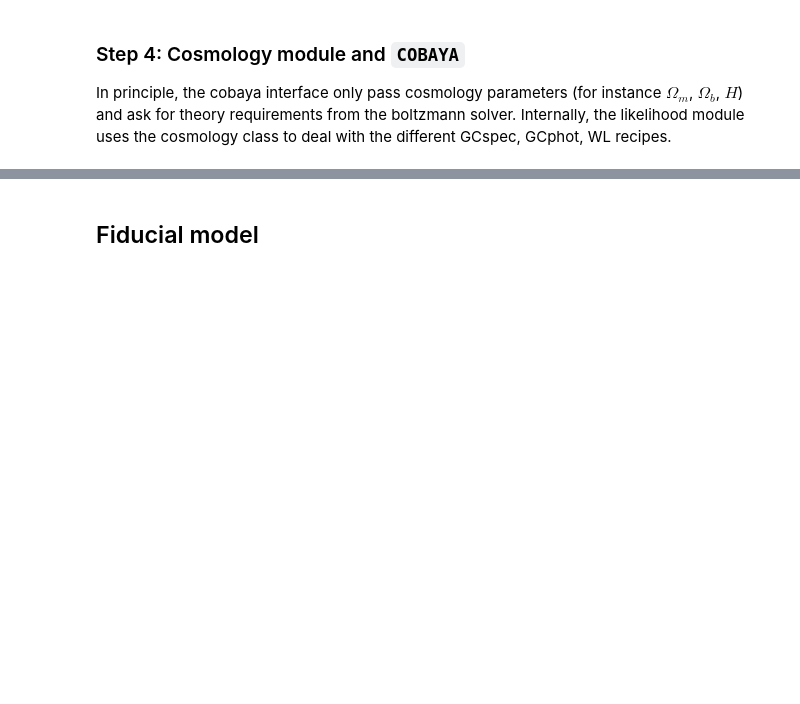
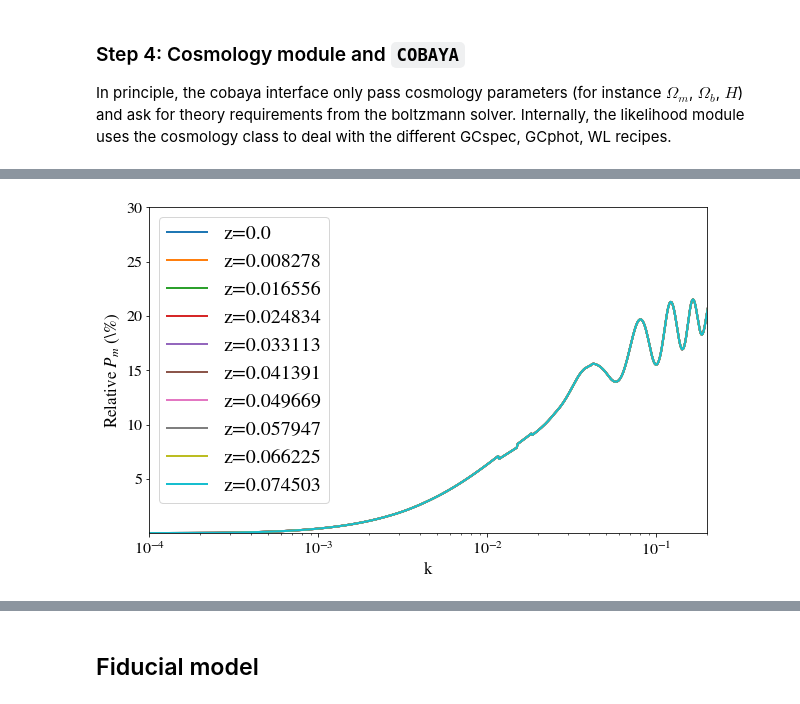
Before and after one commit to cloe-org/CLOE, a Jupyter notebook: likelihood_test.ipynb, the cells around one changed output, grey strips where cells are left out. Cells and saved outputs as stored; diff of their text form; code cells hidden in the pictures; blank space fills up the shorter version.

```diff
--- a/likelihood_test.ipynb
+++ b/likelihood_test.ipynb
@@ -246,0 +291,14 @@ plt.legend();
+# %%
+plt.figure(figsize=(10,6))
+for z in unique_z[:10]:
+    # Matter power spectrum
+    #print(z)
+    ks=10**(Pm_pd_EM[Pm_pd_EM['z']==z]['logk'])
+    plt.semilogx(ks, 100*(cosmology.cosmo_dic['Pk_delta'].P(z, ks)-10**Pm_pd_EM[Pm_pd_EM['z']==z]['logPlin'])/(10**Pm_pd_EM[Pm_pd_EM['z']==z]['logPlin']),label=r"z={}".format(z))
+    plt.xlabel("k");
+    plt.ylabel(r"Relative $P_m$ (\%)");
+    plt.legend();
+    plt.xlim(10**(-4), 0.2)
+    plt.ylim(10**(-5), 30)
+# %% [output]
+[figure, added]
```
Also changed, not shown: parts of 47 cells of this notebook, 4 other files.
